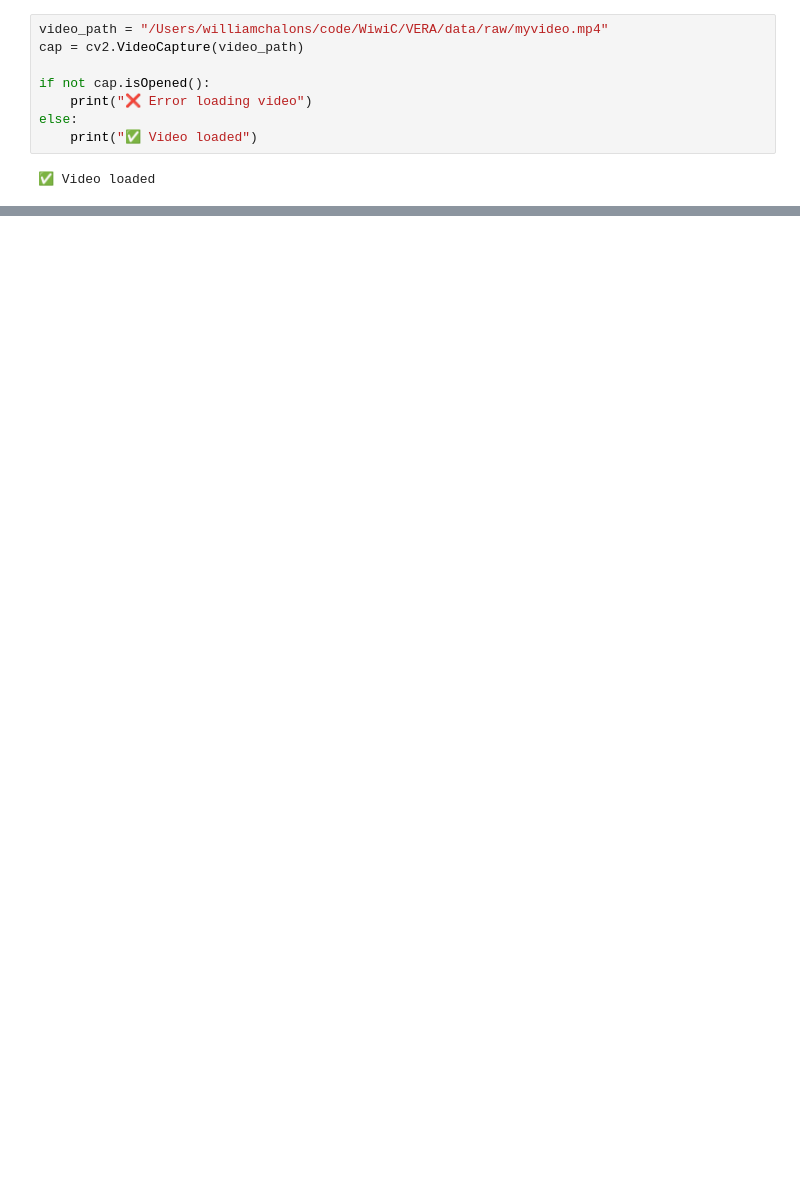
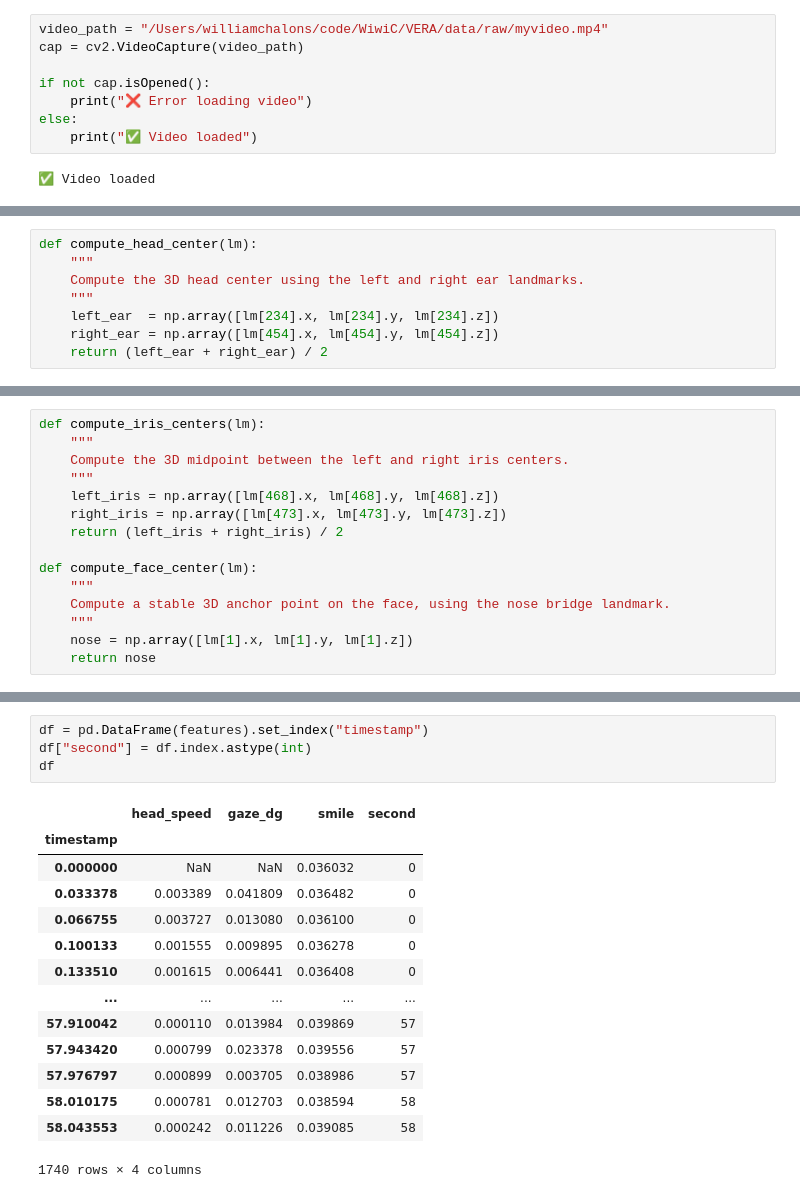
Before and after one commit to WiwiC/VERA, a Jupyter notebook: notebooks/01_facemesh_extraction.ipynb, the cells around one changed output, grey strips where cells are left out. Saved outputs shown, nothing was run; the diff lists cells and outputs as text; blank space fills up the shorter version.

Commit message:
Face scoring jupyter notebook done

```diff
--- a/notebooks/01_facemesh_extraction.ipynb
+++ b/notebooks/01_facemesh_extraction.ipynb
@@ -94,0 +57,8 @@ def extract_facemesh_landmarks(video_path, output_json):
+# %%
+def compute_head_center(lm):
+    """
+    Compute the 3D head center using the left and right ear landmarks.
+    """
+    left_ear  = np.array([lm[234].x, lm[234].y, lm[234].z])
+    right_ear = np.array([lm[454].x, lm[454].y, lm[454].z])
+    return (left_ear + right_ear) / 2
@@ -94,0 +67,15 @@ def extract_facemesh_landmarks(video_path, output_json):
+# %%
+def compute_iris_centers(lm):
+    """
+    Compute the 3D midpoint between the left and right iris centers.
+    """
+    left_iris = np.array([lm[468].x, lm[468].y, lm[468].z])
+    right_iris = np.array([lm[473].x, lm[473].y, lm[473].z])
+    return (left_iris + right_iris) / 2
+
+def compute_face_center(lm):
+    """
+    Compute a stable 3D anchor point on the face, using the nose bridge landmark.
+    """
+    nose = np.array([lm[1].x, lm[1].y, lm[1].z])
+    return nose
@@ -94,0 +151,19 @@ def extract_facemesh_landmarks(video_path, output_json):
+# %%
+df = pd.DataFrame(features).set_index("timestamp")
+df["second"] = df.index.astype(int)
+df
+# %% [output]
+|  | head_speed | gaze_dg | smile | second |
+| timestamp |  |  |  |  |
+| 0.000000 | NaN | NaN | 0.036032 | 0 |
+| 0.033378 | 0.003389 | 0.041809 | 0.036482 | 0 |
+| 0.066755 | 0.003727 | 0.013080 | 0.036100 | 0 |
+| 0.100133 | 0.001555 | 0.009895 | 0.036278 | 0 |
+| 0.133510 | 0.001615 | 0.006441 | 0.036408 | 0 |
+| ... | ... | ... | ... | ... |
+| 57.910042 | 0.000110 | 0.013984 | 0.039869 | 57 |
+| 57.943420 | 0.000799 | 0.023378 | 0.039556 | 57 |
+| 57.976797 | 0.000899 | 0.003705 | 0.038986 | 57 |
+| 58.010175 | 0.000781 | 0.012703 | 0.038594 | 58 |
+| 58.043553 | 0.000242 | 0.011226 | 0.039085 | 58 |
+1740 rows × 4 columns
```
Also changed, not shown: parts of 37 cells of this notebook.
